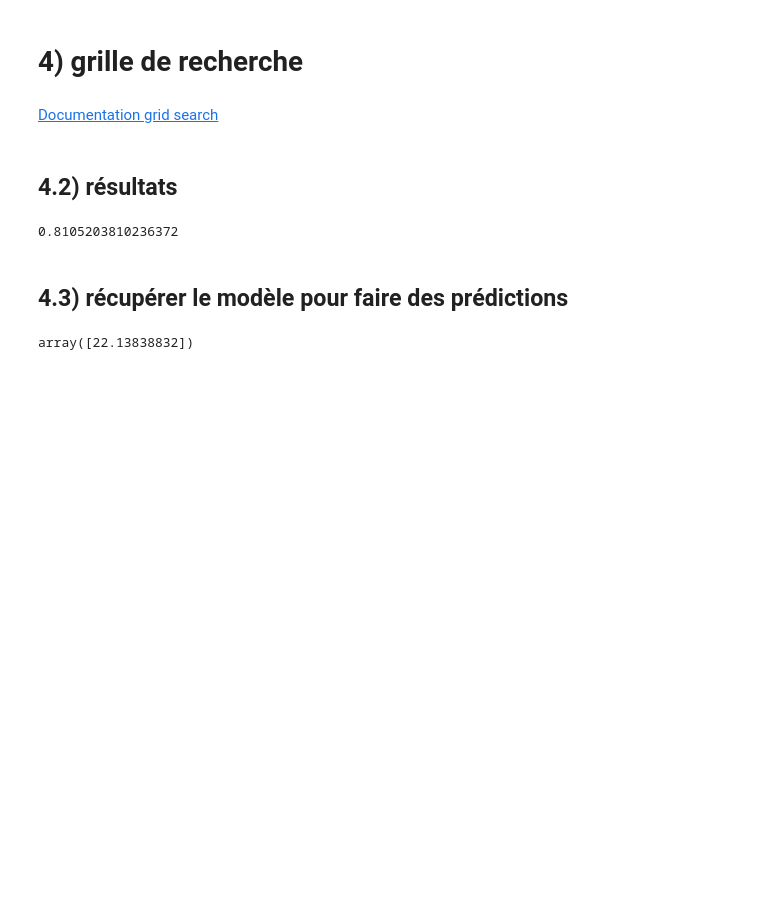
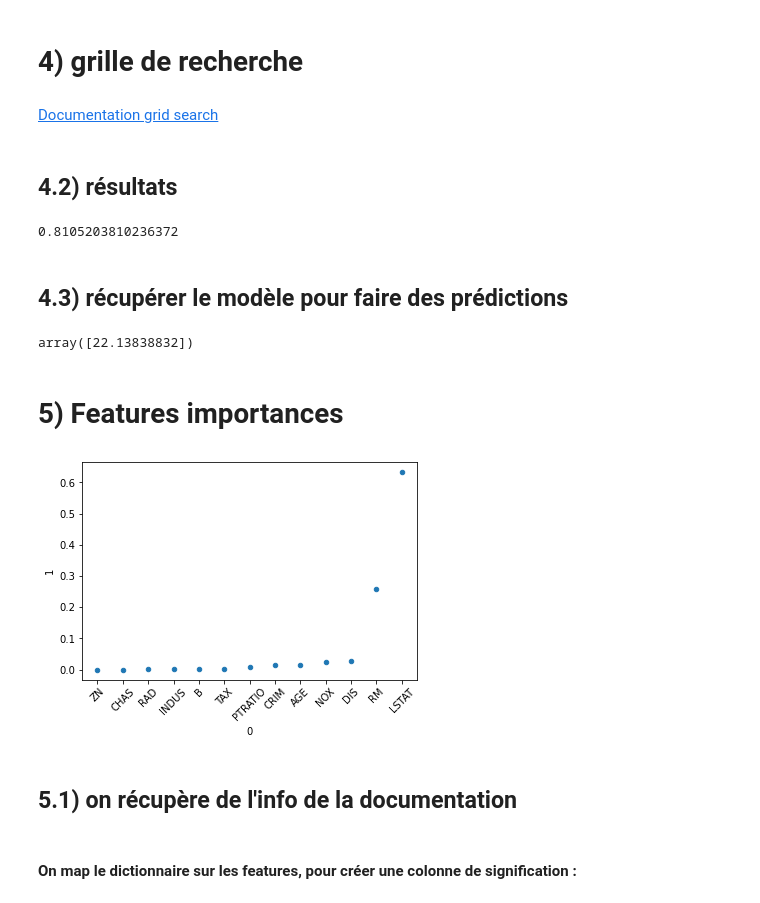
Before and after one commit to romainjouin/formation_python_py3Dev, a Jupyter notebook: 03_01_scikit_learn_regression_boston.ipynb, the cells around one changed output. Saved outputs shown, nothing was run; the diff lists cells and outputs as text; code cells hidden in the pictures; blank space fills up the shorter version.

```diff
--- a/03_01_scikit_learn_regression_boston.ipynb
+++ b/03_01_scikit_learn_regression_boston.ipynb
@@ -81,3 +81,5 @@ prediction = meilleur_model.predict([une_ligne])
 prediction
 # %% [output]
 array([22.13838832])
+# %% [markdown]
+# 5) Features importances
@@ -83,0 +89,10 @@ array([22.13838832])
+# %%
+feature_importances = list(zip(boston["feature_names"], meilleur_model.feature_importances_))
+feature_importances = pd.DataFrame(feature_importances)
+
+feature_importances.sort_values(1).plot.scatter(x=0, y=1)
+plt.xticks(rotation=45) ;
+# %% [output]
+[figure, added]
+# %% [markdown]
+## 5.1) on récupère de l'info de la documentation
@@ -83,0 +115,2 @@ array([22.13838832])
+# %% [markdown]
+#### On map le dictionnaire sur les features, pour créer une colonne de signification :
```
Also changed, not shown: parts of 5 cells of this notebook, 3 other files.
